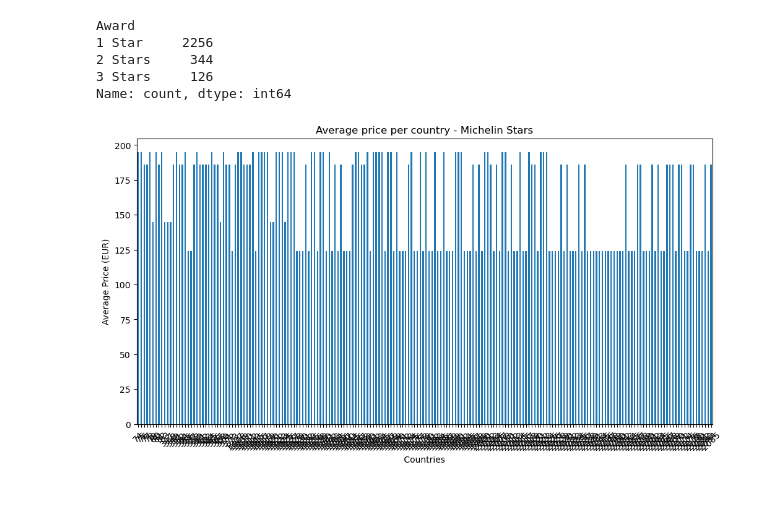
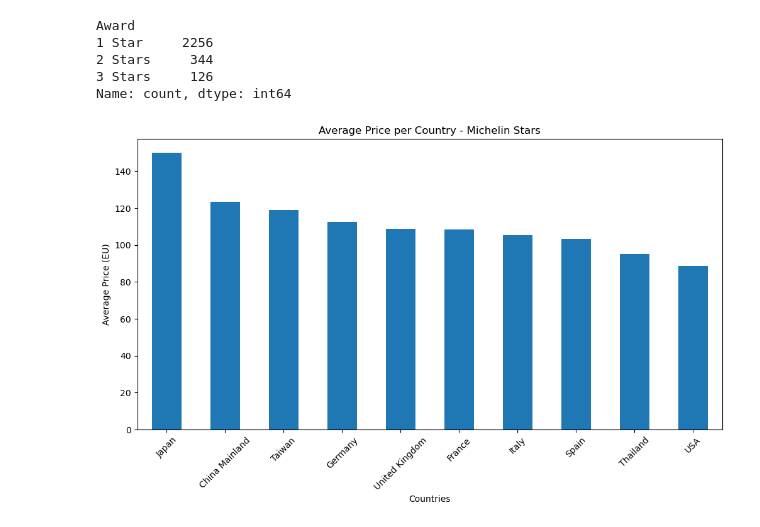
Before and after one commit to victorhrls/Michelin_stars, a Jupyter notebook: MichelinAnalysis.ipynb, the cells around one changed output. Drawn from its saved outputs; the diff is of its cells as text; code cells hidden in the pictures; blank space fills up the shorter version.

Commit message:
Price per country

```diff
--- a/MichelinAnalysis.ipynb
+++ b/MichelinAnalysis.ipynb
@@ -359,7 +359,19 @@ Award
 2 Stars     344
 3 Stars     126
 Name: count, dtype: int64
-# %%
-grouped = stars_data.groupby('Countries')['PriceEUR']  # each country -> PriceEUR
-# %% [output]
-[figure, removed]
+# %%
+group = stars_data.groupby("Countries")["PriceEUR"].mean()
+#Now group is not a dataframe with many columns anymore .it is a series
+# indice = countries
+# values = priceEUR ( mean )
+
+group_sorted = group.sort_values(ascending=False)
+
+group_sorted.plot(kind= 'bar' , figsize=(12,6))
+plt.ylabel("Average Price (EU)")
+plt.xlabel("Countries")
+plt.title('Average Price per Country - Michelin Stars')
+plt.xticks(rotation = 45)
+plt.show()
+# %% [output]
+[figure, added]
```
Also changed, not shown: parts of 4 cells of this notebook.
